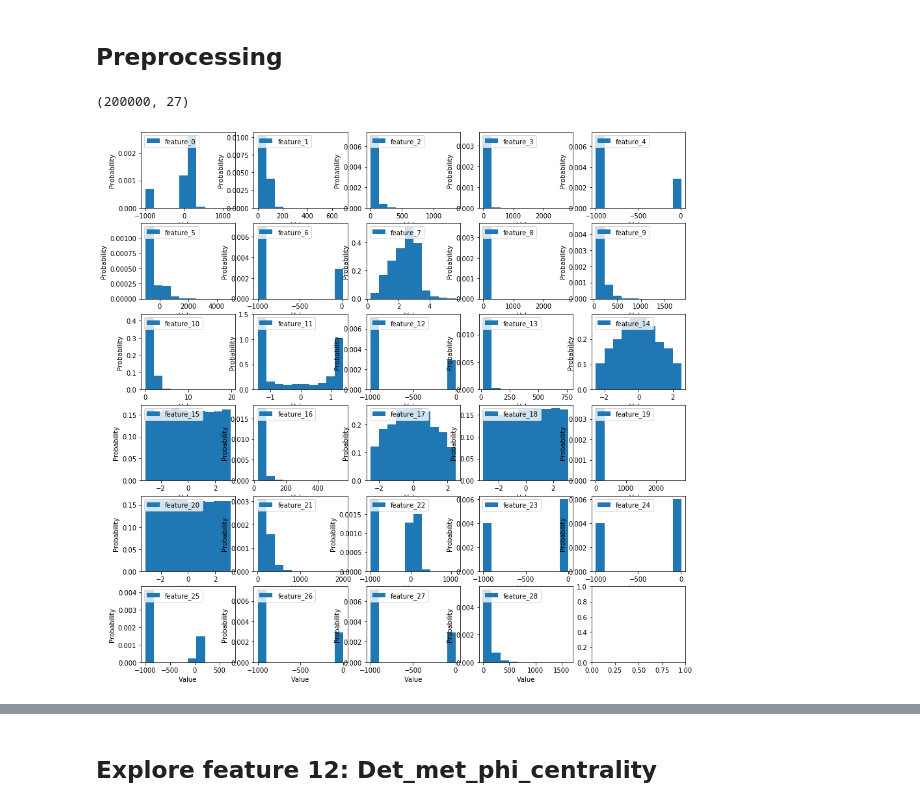
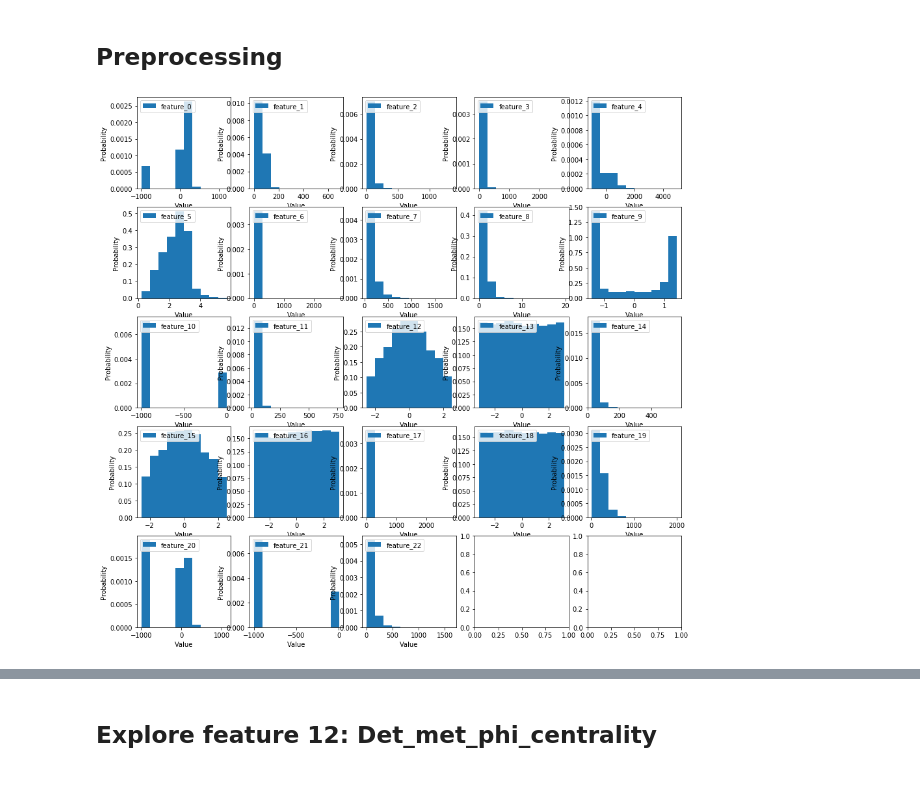
Before and after one commit to AndresMontero/ML_2019_EPFL, a Jupyter notebook: projects/project1/scripts/project1.ipynb, the cells around one changed output, grey strips where cells are left out. Cells and saved outputs as stored; diff of their text form; code cells hidden in the pictures.

```diff
--- a/projects/project1/scripts/project1.ipynb
+++ b/projects/project1/scripts/project1.ipynb
@@ -130,9 +87,4 @@ full_y_train = y
 # full_y_train = relabel_y_non_negative(y).reshape(-1,1)
 # %%
 x_train, y_train, x_val, y_val = split_data(full_x_train,full_y_train,0.8)
-# %%
-# Check final shape
-x_train.shape
-# %% [output]
-(200000, 27)
 # %%
@@ -151,4 +101,4 @@ y_test = relabel_y_non_negative(y_test).reshape(-1,1)
 # %%
-multiHistPlots(full_x_train_num)
+multiHistPlots(tX_num_uncorr)
 # %% [output]
-[figure, old version]
+[figure, new version]
```
Also changed, not shown: parts of 27 cells of this notebook.
